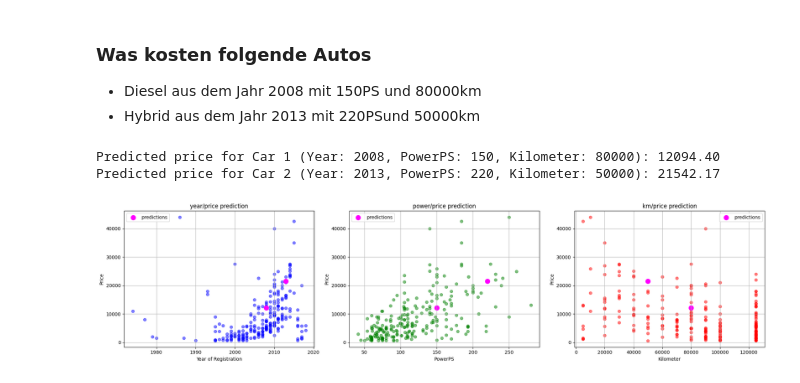
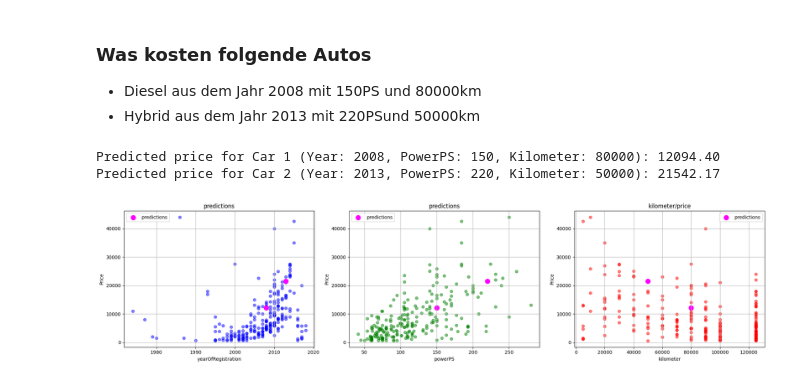
Before and after one commit to TheRespawn/LR_Python, a Jupyter notebook: 09P - LinReg Praxisprojekt.ipynb, the cells around one changed output. Saved outputs shown, nothing was run; the diff lists cells and outputs as text; code cells hidden in the pictures.

```diff
--- a/09P - LinReg Praxisprojekt.ipynb
+++ b/09P - LinReg Praxisprojekt.ipynb
@@ -252,66 +207,62 @@ plt.show()
 - Diesel aus dem Jahr 2008 mit 150PS und 80000km
 - Hybrid aus dem Jahr 2013 mit 220PSund 50000km
 # %%
-#das hier macht dinge
-# nur chatgpt weiß was da gekocht wurde das ist etwas drüber aber ich versuche mein glück es zu beschreiben
-
 def predict_price( model, kilometer, year, powerPS):
     features = pd.DataFrame([[kilometer, year, powerPS]],
-                            columns=['kilometer', 'yearOfRegistration', 'powerPS'])
+                            columns=["kilometer", "yearOfRegistration", "powerPS"])
     return model.predict(features)[0]
+
+def plotting(subplot_position, X,y, color, xlabel, ylabel, title):
+    plt.subplot(subplot_position)
+    plt.scatter(X,y, color=color, alpha=0.5)
+    plt.xlabel(xlabel)
+    plt.ylabel(ylabel)
+    plt.title(title)
+    plt.grid(True)
 
 # trainiert das model mit allen vorhandenen daten
 full_model = LinearRegression()
 full_model.fit(X, y)
 
 # macht ein Array mit den Daten für die autos
 car1 = {"year": 2008, "powerPS": 150, "kilometer": 80000}
 car2 = {"year": 2013, "powerPS": 220, "kilometer": 50000}
 
 # ruft die predict_price funktion ab und speichert den wert in die predict price variable
 price_car1 = predict_price(full_model, car1["kilometer"], car1["year"], car1["powerPS"])
 price_car2 = predict_price(full_model, car2["kilometer"], car2["year"], car2["powerPS"])
 
-#printet den predicted preis
-print(f"Predicted price for Car 1 (Year: {car1['year']}, PowerPS: {car1['powerPS']}, Kilometer: {car1['kilometer']}): {price_car1:.2f}")
-print(f"Predicted price for Car 2 (Year: {car2['year']}, PowerPS: {car2['powerPS']}, Kilometer: {car2['kilometer']}): {price_car2:.2f}")
-
+print(f"Predicted price for Car 1 (Year: {car1["year"]}, PowerPS: {car1["powerPS"]}, Kilometer: {car1["kilometer"]}): {price_car1:.2f}")
+print(f"Predicted price for Car 2 (Year: {car2["year"]}, PowerPS: {car2["powerPS"]}, Kilometer: {car2["kilometer"]}): {price_car2:.2f}")
 
 plt.figure(figsize=(20, 5))
 
 # Plot 1: year/price
-plt.subplot(131)
-plt.scatter(X["yearOfRegistration"], y, color='b', alpha=0.5)
+plotting(
+    131, X["yearOfRegistration"], y, 'b', "yearOfRegistration", "Price", "predictions"
+
+)
 plt.scatter([car1["year"], car2["year"]], [price_car1, price_car2], color='magenta', s=100, label='predictions')
-plt.xlabel("Year of Registration")
-plt.ylabel("Price")
-plt.title("year/price prediction")
 plt.legend()
-plt.grid(True)
 
 # Plot 2: power/price
-plt.subplot(132)
-plt.scatter(X["powerPS"], y, color='g', alpha=0.5)
-plt.scatter([car1["powerPS"], car2["powerPS"]], [price_car1, price_car2], color='magenta', s=100, label='predictions')
-plt.xlabel("PowerPS")
-plt.ylabel("Price")
-plt.title("power/price prediction")
+plotting(
+    132, X["powerPS"], y, 'g', "powerPS", "Price", "predictions"
+)
+plt.scatter([car1["powerPS"], car2["powerPS"]], [price_car1, price_car2], color="magenta", s=100, label="predictions",)
 plt.legend()
-plt.grid(True)
 
 # Plot 3: km/price
-plt.subplot(133)
-plt.scatter(X["kilometer"], y, color='r', alpha=0.5)
-plt.scatter([car1["kilometer"], car2["kilometer"]], [price_car1, price_car2], color='magenta', s=100, label='predictions')
-plt.xlabel("Kilometer")
-plt.ylabel("Price")
-plt.title("km/price prediction")
+plotting(
+    133, X["kilometer"], y, 'r', "kilometer", "Price", "kilometer/price"
+)
+plt.scatter([car1["kilometer"], car2["kilometer"]], [price_car1, price_car2], color="magenta", s=100, label="predictions",)
 plt.legend()
-plt.grid(True)
+
 
 plt.tight_layout()
 plt.show()
 # %% [output]
 Predicted price for Car 1 (Year: 2008, PowerPS: 150, Kilometer: 80000): 12094.40
 Predicted price for Car 2 (Year: 2013, PowerPS: 220, Kilometer: 50000): 21542.17
-[figure, old version]
+[figure, new version]
```
Also changed, not shown: parts of 7 cells of this notebook.
